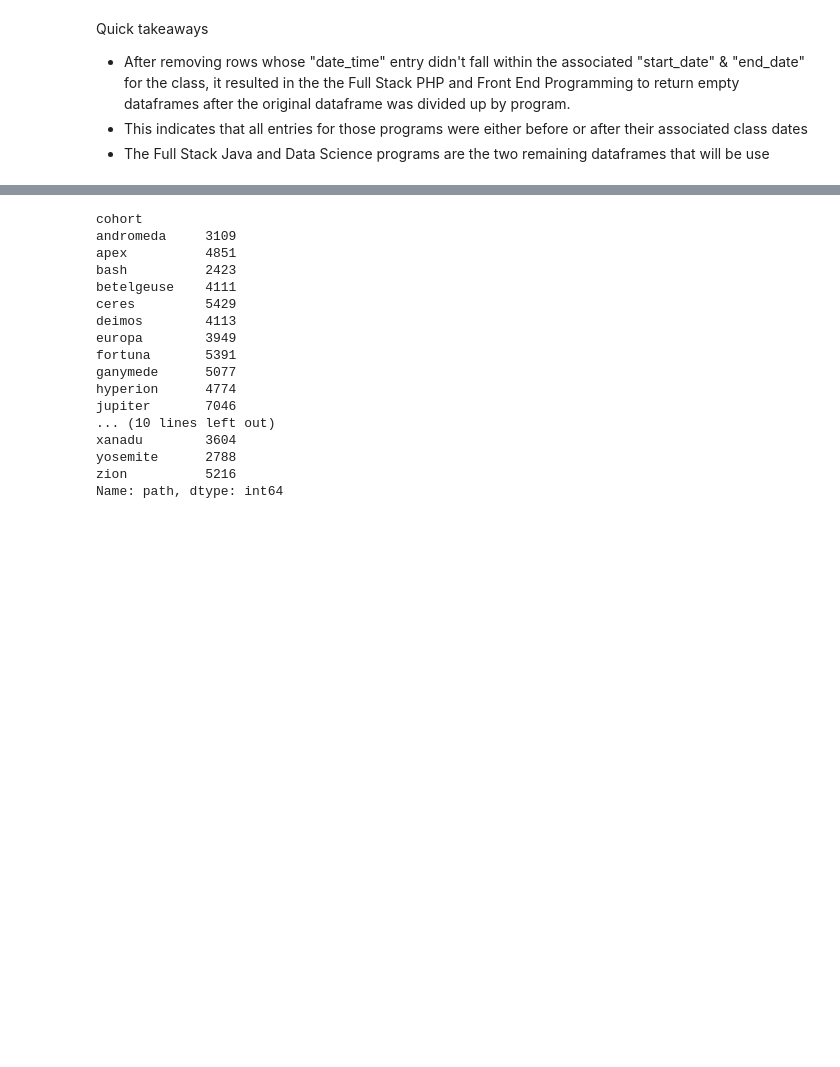
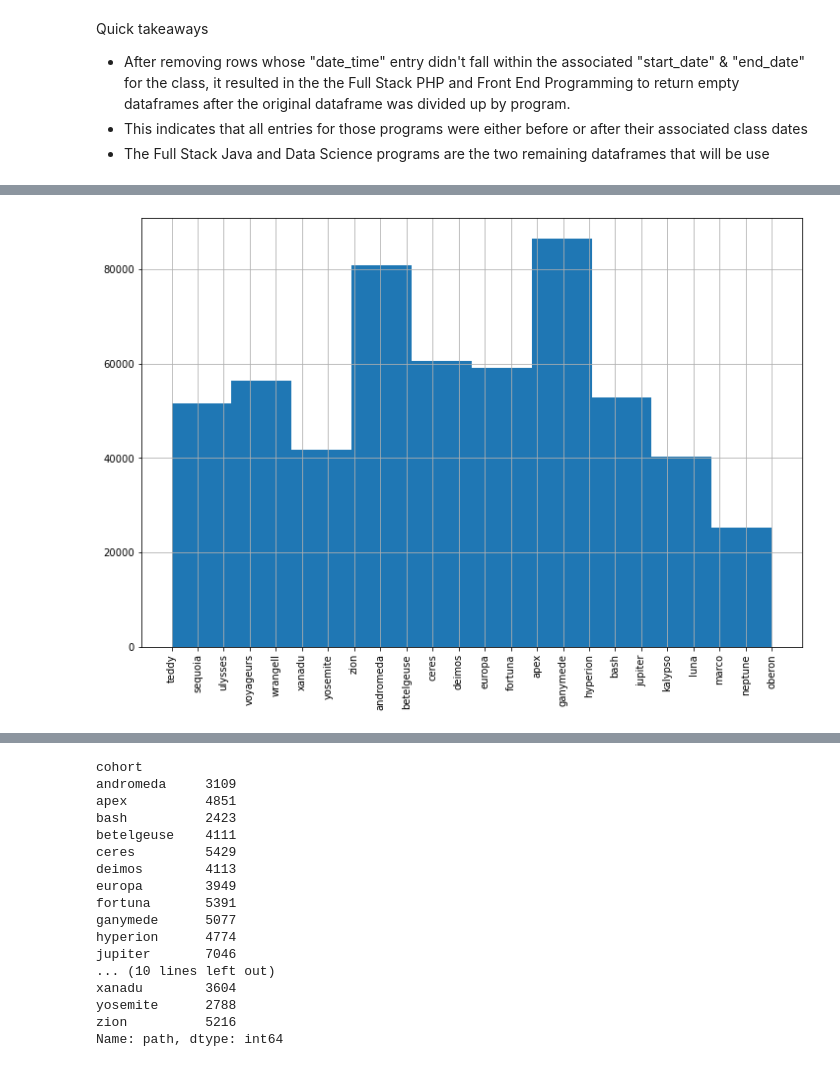
Before and after one commit to bowen-lindsey-shiben-turner/anamoly-detection, a Jupyter notebook: jason_mvp.ipynb, the cells around one changed output, grey strips where cells are left out. Saved outputs shown, nothing was run; the diff lists cells and outputs as text; code cells hidden in the pictures; blank space fills up the shorter version.

```diff
--- a/jason_mvp.ipynb
+++ b/jason_mvp.ipynb
@@ -245,4 +252,12 @@ q2_fsj.head(3)
 | 4 | javascript-i/conditionals | 2 | 22.0 | 97.105.19.61 | teddy | 2018-01-08 | 2018-05-17 | 2018-01-08 13:59:10 | 2018-01-08 13:59:10 | full_stack_java | ... |
 | 5 | javascript-i/loops | 2 | 22.0 | 97.105.19.61 | teddy | 2018-01-08 | 2018-05-17 | 2018-01-08 13:59:10 | 2018-01-08 13:59:10 | full_stack_java | ... |
 | 6 | javascript-i/conditionals | 3 | 22.0 | 97.105.19.61 | teddy | 2018-01-08 | 2018-05-17 | 2018-01-08 13:59:10 | 2018-01-08 13:59:10 | full_stack_java | ... |
+# %%
+# Plots histogram of number of entries for all Full Stack Java cohorts
+plt.figure(figsize=(12,8))
+q2_fsj['cohort'].hist()
+plt.xticks(rotation = 90)
+plt.show()
+# %% [output]
+[figure, added]
 # %%
```
Also changed, not shown: parts of 95 cells of this notebook, 4 other files.
